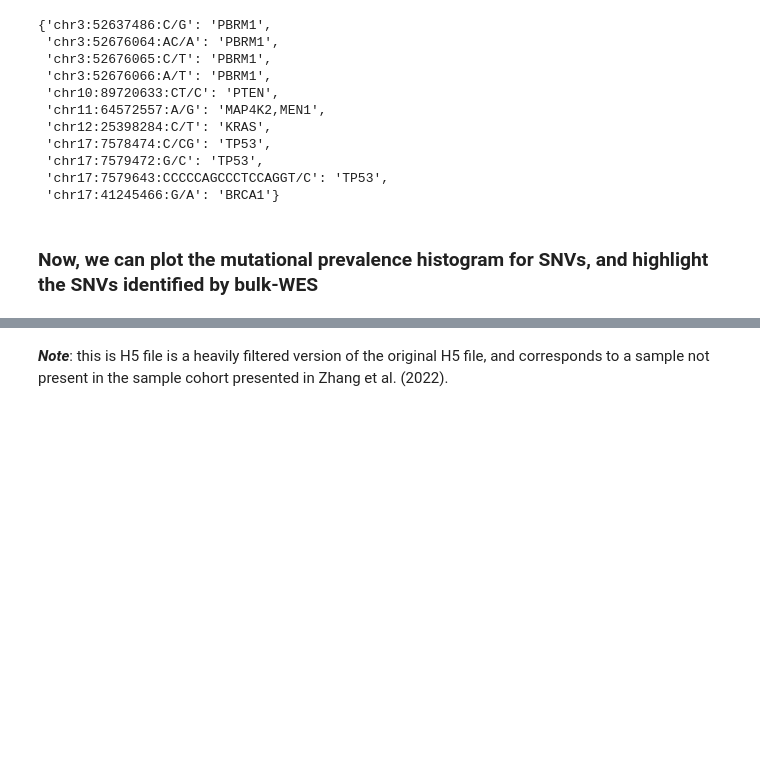
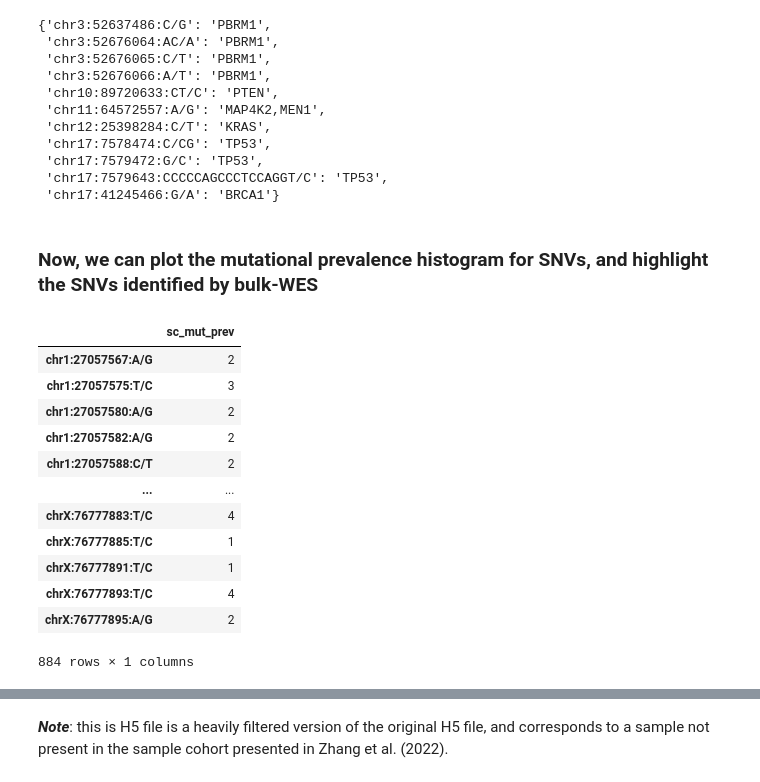
Before and after one commit to haochenz96/missionbio, a Jupyter notebook: tutorials/mosaic_clone_analysis.ipynb, the cells around one changed output, grey strips where cells are left out. Drawn from its saved outputs; the diff is of its cells as text; code cells hidden in the pictures; blank space fills up the shorter version.

```diff
--- a/tutorials/mosaic_clone_analysis.ipynb
+++ b/tutorials/mosaic_clone_analysis.ipynb
@@ -64,8 +76,7 @@ for sample_i in sample_names:
     sample_obj = mio.load(str(input_h5), name = sample_i, raw=False)
 
     # 2 ----- standard genotyping -----
-    sample_obj.dna.genotype_variants(min_dp = 5,
-                                min_alt_read = 3)
+    sample_obj.dna.genotype_variants() # by default: min_depth=8, min_alt_read=3, het_vaf = 20, hom_vaf = 80
 
     sample_objs[sample_i] = sample_obj
 # %% [output]
@@ -135,4 +163,24 @@ bulk_vars_ann_map
 ### Now, we can plot the mutational prevalence histogram for SNVs, and highlight the SNVs identified by bulk-WES
 # %%
 import tea.plots
+# %%
+snv_mut_prev_df = sample_objs['[example]-organoid'].dna.get_attribute(
+    'mut_filtered', constraint='row'
+).sum(axis=0).to_frame(name='sc_mut_prev')
+
+snv_mut_prev_df
+# %% [output]
+|  | sc_mut_prev |
+| chr1:27057567:A/G | 2 |
+| chr1:27057575:T/C | 3 |
+| chr1:27057580:A/G | 2 |
+| chr1:27057582:A/G | 2 |
+| chr1:27057588:C/T | 2 |
+| ... | ... |
+| chrX:76777883:T/C | 4 |
+| chrX:76777885:T/C | 1 |
+| chrX:76777891:T/C | 1 |
+| chrX:76777893:T/C | 4 |
+| chrX:76777895:A/G | 2 |
+884 rows × 1 columns
 # %%
```
Also changed, not shown: parts of 8 cells of this notebook, 3 other files.
